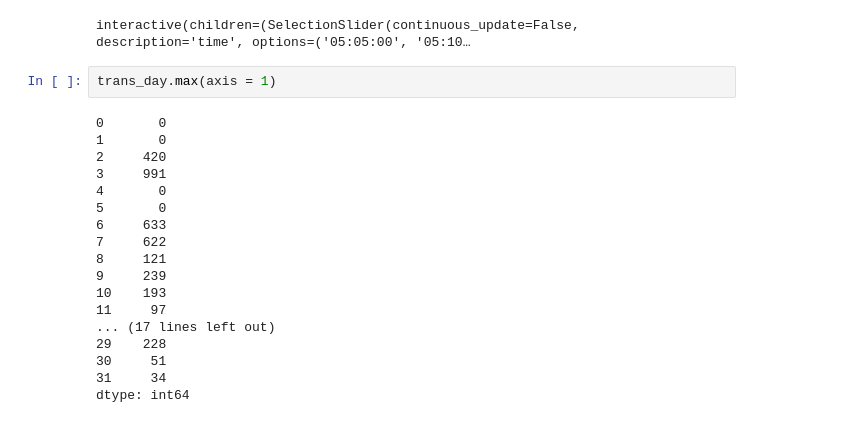
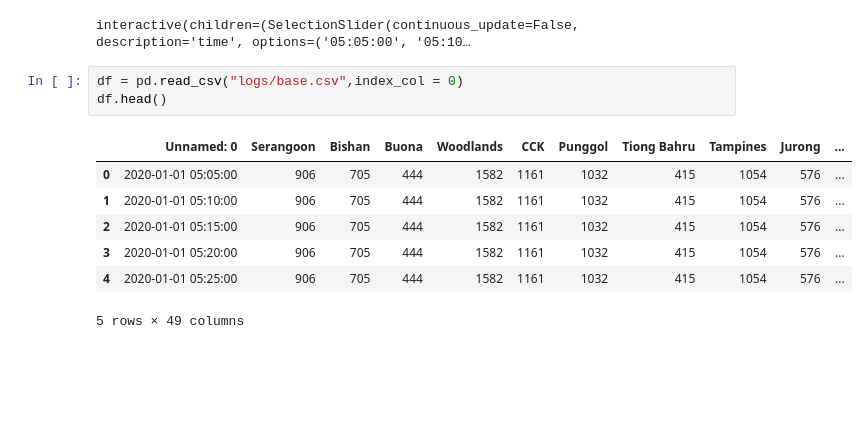
Before and after one commit to reoneo97/transport-abm, a Jupyter notebook: data_vis.ipynb, the cells around one changed output. Saved outputs shown, nothing was run; the diff lists cells and outputs as text; blank space fills up the shorter version.

```diff
--- a/data_vis.ipynb
+++ b/data_vis.ipynb
@@ -187,23 +187,14 @@ slider_plot = interactive(create_plot,time = slider)
 display(slider_plot)
 # %% [output]
 interactive(children=(SelectionSlider(continuous_update=False, description='time', options=('05:05:00', '05:10…
-# %%
-trans_day.max(axis = 1)
-# %% [output]
-0       0
-1       0
-2     420
-3     991
-4       0
-5       0
-6     633
-7     622
-8     121
-9     239
-10    193
-11     97
-... (17 lines left out)
-29    228
-30     51
-31     34
-dtype: int64
+# %%
+df = pd.read_csv("logs/base.csv",index_col = 0)
+df.head()
+# %% [output]
+|  | Unnamed: 0 | Serangoon | Bishan | Buona | Woodlands | CCK | Punggol | Tiong Bahru | Tampines | Jurong | ... |
+| 0 | 2020-01-01 05:05:00 | 906 | 705 | 444 | 1582 | 1161 | 1032 | 415 | 1054 | 576 | ... |
+| 1 | 2020-01-01 05:10:00 | 906 | 705 | 444 | 1582 | 1161 | 1032 | 415 | 1054 | 576 | ... |
+| 2 | 2020-01-01 05:15:00 | 906 | 705 | 444 | 1582 | 1161 | 1032 | 415 | 1054 | 576 | ... |
+| 3 | 2020-01-01 05:20:00 | 906 | 705 | 444 | 1582 | 1161 | 1032 | 415 | 1054 | 576 | ... |
+| 4 | 2020-01-01 05:25:00 | 906 | 705 | 444 | 1582 | 1161 | 1032 | 415 | 1054 | 576 | ... |
+5 rows × 49 columns
```
Also changed, not shown: parts of 3 cells of this notebook, 10 other files.
